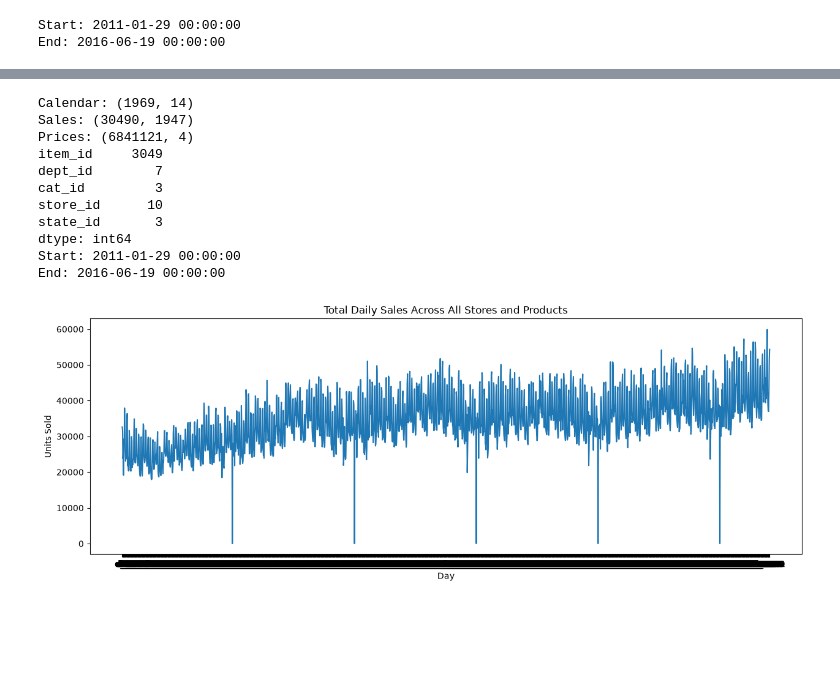
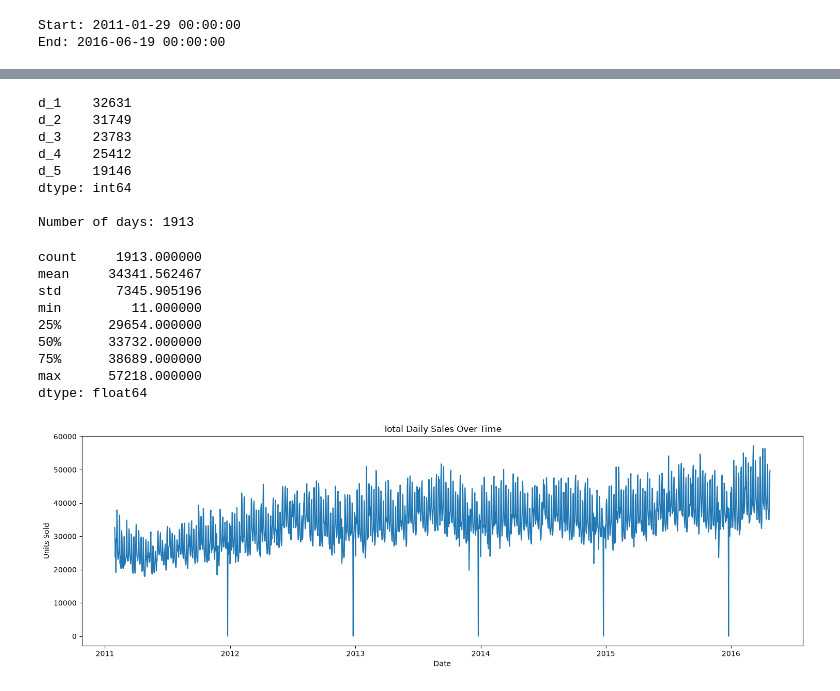
Before and after one commit to nihal-uddin-nu/Retail-Demand-Forecasting-and-Inventory-Analytics, a Jupyter notebook: notebooks/01_data_exploration.ipynb, the cells around one changed output, grey strips where cells are left out. Drawn from its saved outputs; the diff is of its cells as text; code cells hidden in the pictures; blank space fills up the shorter version.

```diff
--- a/notebooks/01_data_exploration.ipynb
+++ b/notebooks/01_data_exploration.ipynb
@@ -6,6 +5,6 @@ import seaborn as sns
 # %%
 calendar = pd.read_csv("../data/raw/calendar.csv")
-sales = pd.read_csv("../data/raw/sales_train_evaluation.csv")
+sales = pd.read_csv("../data/raw/sales_train_validation.csv")
 prices = pd.read_csv("../data/raw/sell_prices.csv")
 
 print("Calendar:", calendar.shape)
@@ -124,3 +142,10 @@ dtype: int64
 # %%
-prices.isna().sum().sort_values(ascending=False).head(15)
+day_columns = [
+    col for col in sales.columns
+    if col.startswith("d_")
+]
+
+print("Number of daily columns:", len(day_columns))
+print("First 5:", day_columns[:5])
+print("Last 5:", day_columns[-5:])
 # %% [output]
@@ -146,40 +168,49 @@ plt.show()
 # %%
-print("Calendar:", calendar.shape)
-print("Sales:", sales.shape)
-print("Prices:", prices.shape)
+daily_sales = sales[day_columns].sum()
 
-print(sales[[
-    "item_id",
-    "dept_id",
-    "cat_id",
-    "store_id",
-    "state_id"
-]].nunique())
-
-print("Start:", calendar["date"].min())
-print("End:", calendar["date"].max())
+print(daily_sales.head())
+print("\nNumber of days:", len(daily_sales))
 # %% [output]
-Calendar: (1969, 14)
-Sales: (30490, 1947)
-Prices: (6841121, 4)
-item_id     3049
-dept_id        7
-cat_id         3
-store_id      10
-state_id       3
+d_1    32631
+d_2    31749
+d_3    23783
+d_4    25412
+d_5    19146
 dtype: int64
-Start: 2011-01-29 00:00:00
-End: 2016-06-19 00:00:00
+
+Number of days: 1913
+# %%
+print(daily_sales.describe())
+# %% [output]
+count     1913.000000
+mean     34341.562467
+std       7345.905196
+min         11.000000
+25%      29654.000000
+50%      33732.000000
+75%      38689.000000
+max      57218.000000
+dtype: float64
 # %%
-daily_sales = sales.filter(like="d_").sum()
+dates = calendar["date"].iloc[:len(daily_sales)]
+
+daily_df = pd.DataFrame({
+    "date": dates.values,
+    "sales": daily_sales.values
+})
 
 plt.figure(figsize=(15, 5))
-plt.plot(daily_sales)
 
-plt.title("Total Daily Sales Across All Stores and Products")
-plt.xlabel("Day")
+plt.plot(
+    daily_df["date"],
+    daily_df["sales"]
+)
+
+plt.title("Total Daily Sales Over Time")
+plt.xlabel("Date")
 plt.ylabel("Units Sold")
 
+plt.tight_layout()
 plt.show()
 # %% [output]
-[figure, old version]
+[figure, new version]
```
Also changed, not shown: parts of 35 cells of this notebook.
